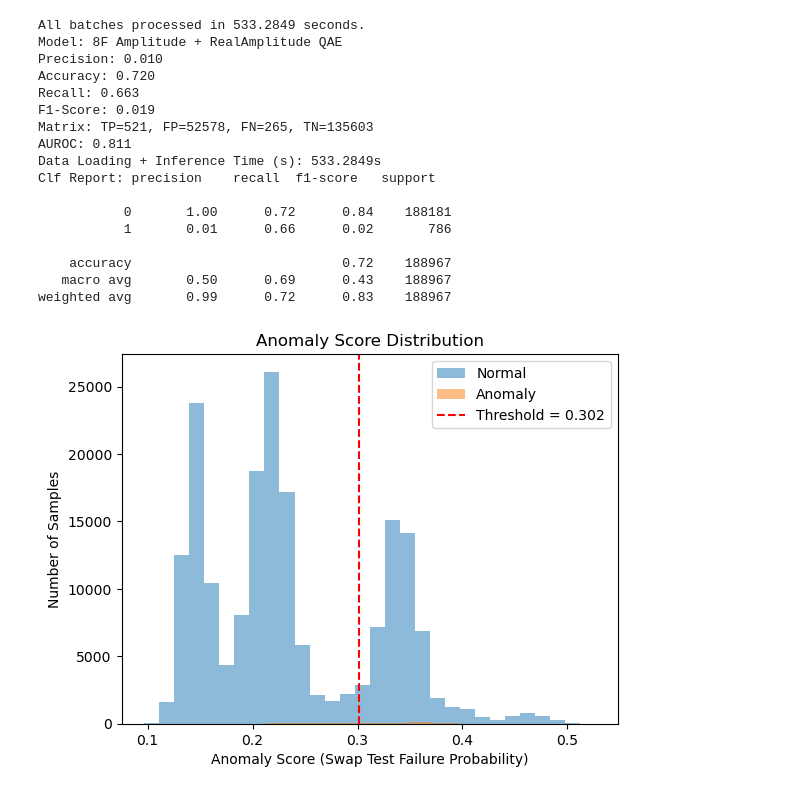
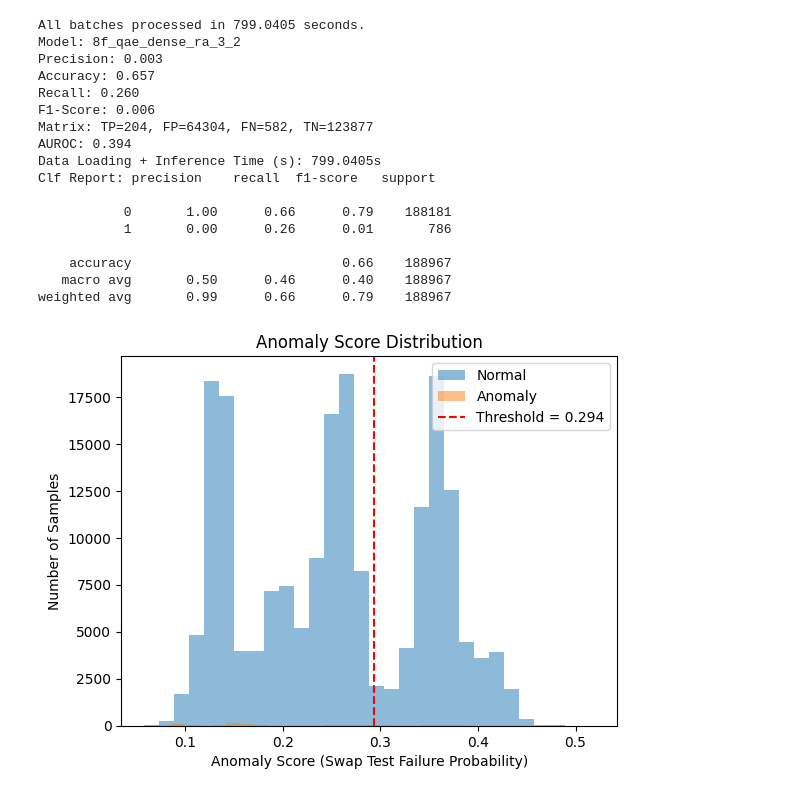
Before and after one commit to RohanSenthil/QAE_BETH_Anomaly, a Jupyter notebook: qae_evaluation.ipynb, the cells around one changed output. Saved outputs shown, nothing was run; the diff lists cells and outputs as text; code cells hidden in the pictures.

Commit message:
models

```diff
--- a/qae_evaluation.ipynb
+++ b/qae_evaluation.ipynb
@@ -217,7 +220,7 @@ sampler = Sampler()
 
 # Constants
 num_latent = 2
-num_trash = 2
+num_trash = 1
 total_qubits = num_latent + 2 * num_trash + 1  # encoding + reference + auxiliary
 
 # Step 2: Dummy base circuit (will be composed with encoding later)
@@ -229,7 +232,7 @@ qc_full = dummy_encoding.compose(ae)
 qnn = SamplerQNN(
     circuit=qc_full,
     input_params=[],                     # No input parameters — encoding is done externally
-    weight_params=ae.parameters,         # Only train the parameters of the AE
+    weight_params=weight_params,         # Only train the parameters of the AE
     output_shape=2,                      # Binary outcome (0 or 1 from SWAP test)
     interpret=lambda x: x,               # Identity function, optional
     sampler=sampler
@@ -328,12 +311,11 @@ def auto_encoder_circuit(num_latent, num_trash):
 # %%
 from tqdm import tqdm
 
-def compute_anomaly_scores(qnn, input_data, trained_params, encoding_fn, batch_size=64):
+def compute_anomaly_scores(ae, qnn, input_data, trained_params, encoding_fn, batch_size=64):
     scores = []
     total_qubits = num_latent + 2 * num_trash + 1
     num_encoding_qubits = num_latent + num_trash
 
-    ae = auto_encoder_circuit(num_latent, num_trash)
     ae = ae.assign_parameters({p: v for p, v in zip(ae.parameters, trained_params)})
 
     start = time.time()
@@ -382,10 +364,11 @@ subset_indices = np.random.choice(len(scaled_normal_training_data), size=subset_
 training_subset = scaled_normal_training_data[subset_indices]
 
 train_scores, train_time = compute_anomaly_scores(
+    ae,
     qnn,
     training_subset,
     trained_params,
-    encoding_fn=dense_angle_encoding,
+    encoding_fn=amplitude_encoding,
     batch_size=64
 )
 
@@ -411,13 +394,15 @@ plt.show()
 # %%
 # Get predictions
+threshold -= 0.01
 
-scores, elapsed_time = compute_anomaly_scores(
-    qnn,
-    scaled_testing_data,
-    trained_params,
-    encoding_fn=dense_angle_encoding,
-    batch_size=64
-)
+# scores, elapsed_time = compute_anomaly_scores(
+#     ae,
+#     qnn,
+#     scaled_testing_data,
+#     trained_params,
+#     encoding_fn=amplitude_encoding,
+#     batch_size=64
+# )
 
 y_pred = (scores > threshold).astype(int)
 y_true = np.array(testing_labels).astype(int)[:len(scores)]
@@ -466,54 +450,55 @@ weighted avg       0.54      0.13      0.19    188967
 # %%
 # Get predictions
 v_scores, v_elapsed_time = compute_anomaly_scores(
+    ae,
     qnn,
     scaled_validation_data,
     trained_params,
-    encoding_fn=amplitude_encoding,
+    encoding_fn=dense_angle_encoding,
     batch_size=64
 )
 
 y_pred = (v_scores > threshold).astype(int)
 y_true = np.array(validation_labels).astype(int)[:len(v_scores)]
 
 metrics = evaluate_model(
     y_true=y_true,
     y_pred=y_pred,
     scores=v_scores,
     time=v_elapsed_time,
     threshold=threshold,  # same threshold used in predict
-    model_name="8F Amplitude + RealAmplitude QAE"
+    model_name=model_name
 )
 
 # Print clean table row for your notes
 for k, v in metrics.items():
     print(f"{k}: {v}")
 
 # --- Histogram of scores ---
 plt.hist(v_scores[y_true == 0], bins=30, alpha=0.5, label='Normal')
 plt.hist(v_scores[y_true == 1], bins=30, alpha=0.5, label='Anomaly')
 plt.axvline(threshold, color='red', linestyle='--', label=f"Threshold = {threshold:.3f}")
 plt.xlabel("Anomaly Score (Swap Test Failure Probability)")
 plt.ylabel("Number of Samples")
 plt.title("Anomaly Score Distribution")
 plt.legend()
 plt.show()
 # %% [output]
-All batches processed in 533.2849 seconds.
-Model: 8F Amplitude + RealAmplitude QAE
-Precision: 0.010
-Accuracy: 0.720
-Recall: 0.663
-F1-Score: 0.019
-Matrix: TP=521, FP=52578, FN=265, TN=135603
-AUROC: 0.811
-Data Loading + Inference Time (s): 533.2849s
+All batches processed in 799.0405 seconds.
+Model: 8f_qae_dense_ra_3_2
+Precision: 0.003
+Accuracy: 0.657
+Recall: 0.260
+F1-Score: 0.006
+Matrix: TP=204, FP=64304, FN=582, TN=123877
+AUROC: 0.394
+Data Loading + Inference Time (s): 799.0405s
 Clf Report: precision    recall  f1-score   support
 
-           0       1.00      0.72      0.84    188181
-           1       0.01      0.66      0.02       786
+           0       1.00      0.66      0.79    188181
+           1       0.00      0.26      0.01       786
 
-    accuracy                           0.72    188967
-   macro avg       0.50      0.69      0.43    188967
-weighted avg       0.99      0.72      0.83    188967
+    accuracy                           0.66    188967
+   macro avg       0.50      0.46      0.40    188967
+weighted avg       0.99      0.66      0.79    188967
-[figure, old version]
+[figure, new version]
```
Also changed, not shown: parts of 6 cells of this notebook, 55 other files.
